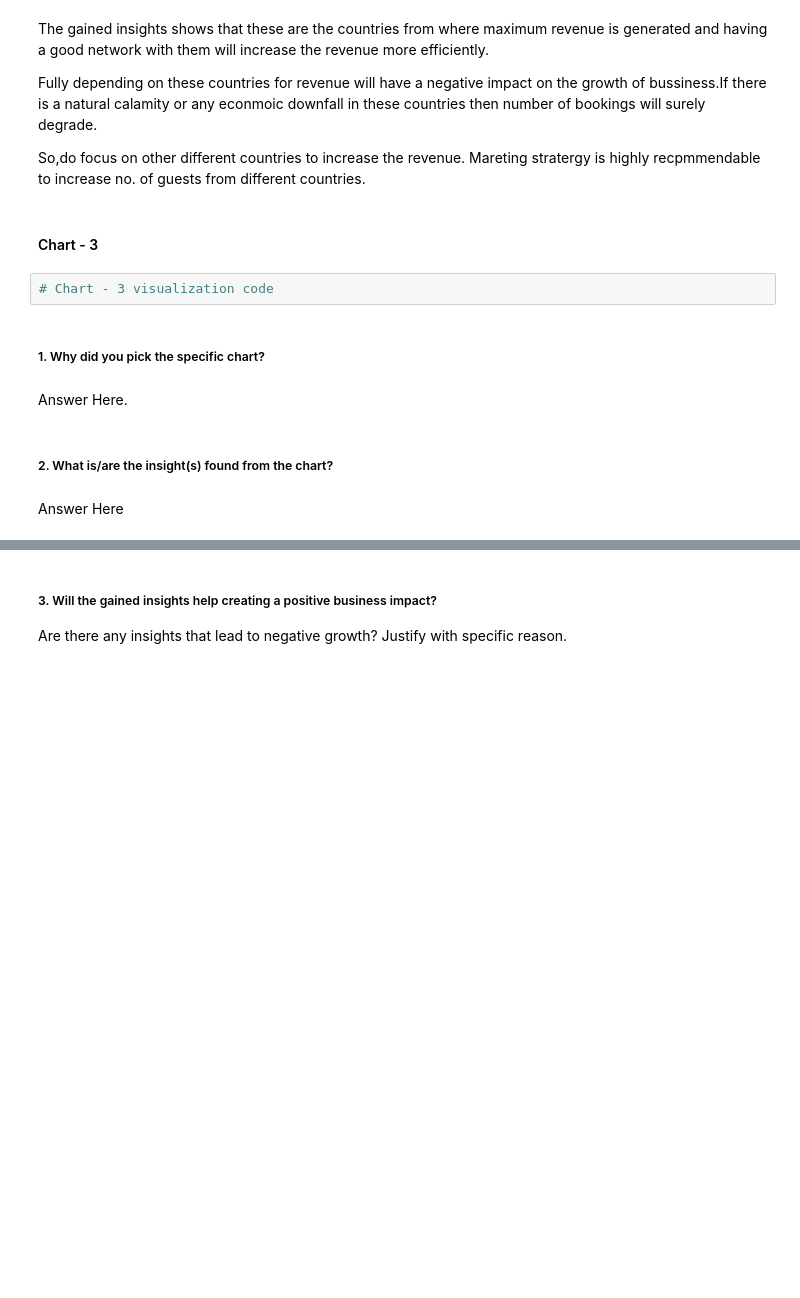
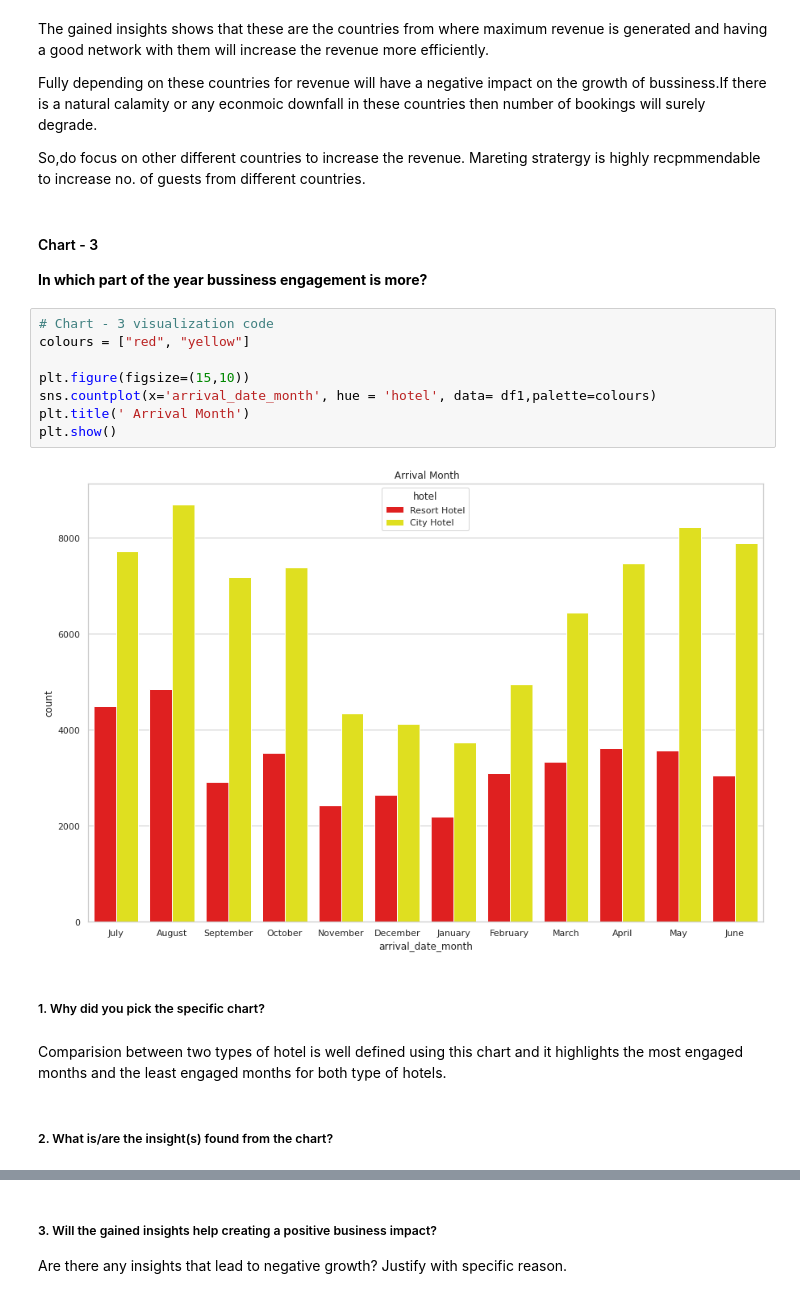
Before and after one commit to CoderSumanesh/Hotel-Booking-Analysis, a Jupyter notebook: hotel_booking_analysis.ipynb, the cells around one changed output, grey strips where cells are left out. Saved outputs shown, nothing was run; the diff lists cells and outputs as text; blank space fills up the shorter version.

```diff
--- a/hotel_booking_analysis.ipynb
+++ b/hotel_booking_analysis.ipynb
@@ -614,15 +617,23 @@ Fully depending on these countries for revenue will have a negative impact on th
 
 So,do focus on other different countries to increase the revenue.
 Mareting stratergy is highly recpmmendable to increase no. of guests from different countries.
-# %% [markdown]
-#### Chart - 3
-# %%
-# Chart - 3 visualization code
+# %% [markdown]
+#### Chart - 3
+
+**In which part of the year bussiness engagement is more?**
+# %%
+# Chart - 3 visualization code
+colours = ["red", "yellow"]
+
+plt.figure(figsize=(15,10))
+sns.countplot(x='arrival_date_month', hue = 'hotel', data= df1,palette=colours)
+plt.title(' Arrival Month')
+plt.show()
+# %% [output]
+[figure, added]
 # %% [markdown]
 ##### 1. Why did you pick the specific chart?
-# %% [markdown]
-Answer Here.
+# %% [markdown]
+Comparision between two types of hotel is well defined using this chart and it highlights the most engaged months and the least engaged months for both type of hotels.
 # %% [markdown]
 ##### 2. What is/are the insight(s) found from the chart?
-# %% [markdown]
-Answer Here
```
Also changed, not shown: parts of 43 cells of this notebook.
